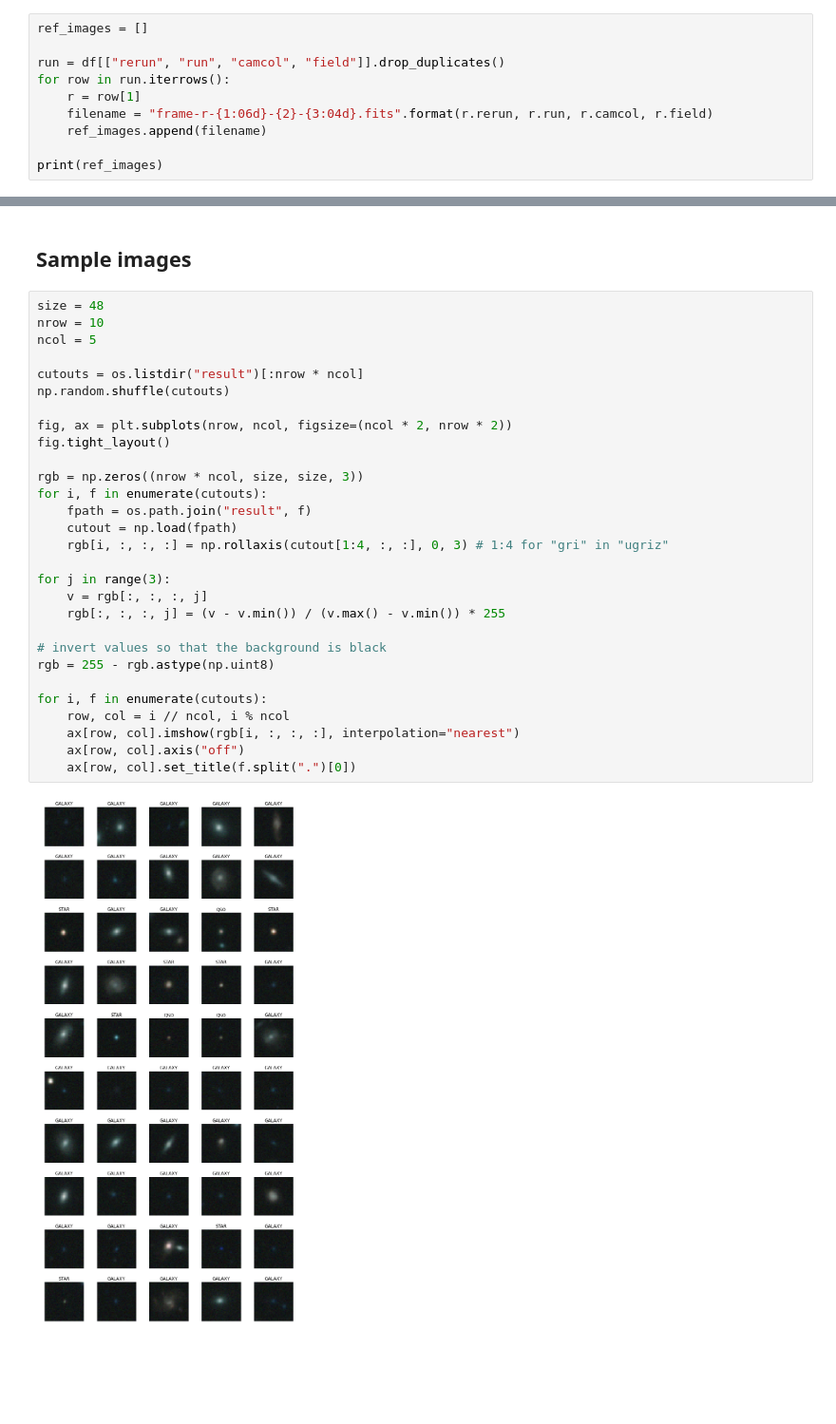
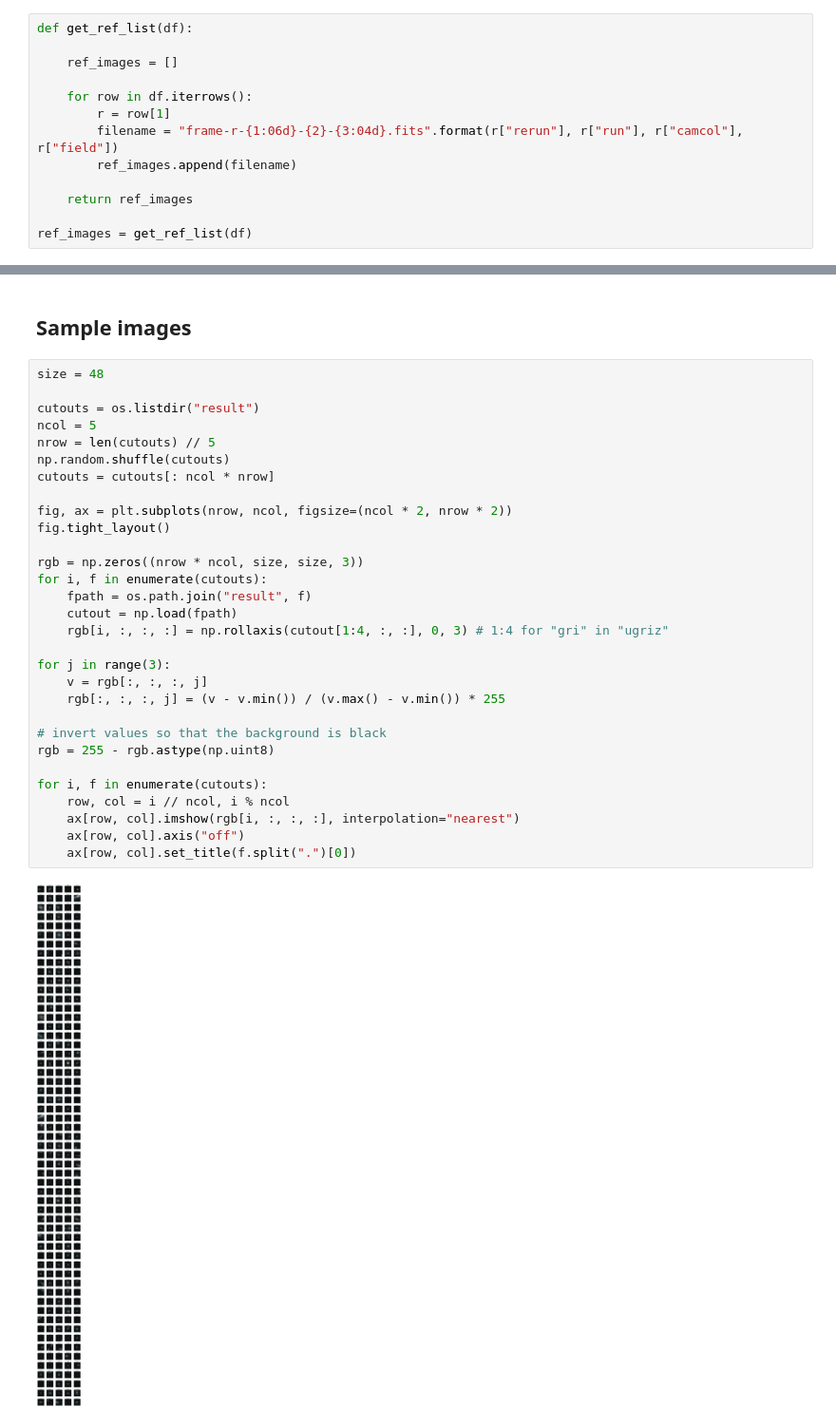
Before and after one commit to edwardjkim/dl4astro, a Jupyter notebook: notebooks/fetch_sdss.ipynb, the cells around one changed output, grey strips where cells are left out. Shown at 95% size. Cells and saved outputs as stored; diff of their text form; blank space fills up the shorter version.

```diff
--- a/notebooks/fetch_sdss.ipynb
+++ b/notebooks/fetch_sdss.ipynb
@@ -200,10 +222,13 @@ Skipping frame-z-000752-4-0181.fits.bz2
 # %%
-ref_images = []
+def get_ref_list(df):
 
-run = df[["rerun", "run", "camcol", "field"]].drop_duplicates()
-for row in run.iterrows():
-    r = row[1]
-    filename = "frame-r-{1:06d}-{2}-{3:04d}.fits".format(r.rerun, r.run, r.camcol, r.field)
-    ref_images.append(filename)
+    ref_images = []
 
-print(ref_images)
+    for row in df.iterrows():
+        r = row[1]
+        filename = "frame-r-{1:06d}-{2}-{3:04d}.fits".format(r["rerun"], r["run"], r["camcol"], r["field"])
+        ref_images.append(filename)
+
+    return ref_images
+
+ref_images = get_ref_list(df)
@@ -556,32 +587,33 @@ saved = save_cutout(cat, size=48)
 ## Sample images
 # %%
 size = 48
-nrow = 10
+
+cutouts = os.listdir("result")
 ncol = 5
-
-cutouts = os.listdir("result")[:nrow * ncol]
+nrow = len(cutouts) // 5
 np.random.shuffle(cutouts)
+cutouts = cutouts[: ncol * nrow]
 
 fig, ax = plt.subplots(nrow, ncol, figsize=(ncol * 2, nrow * 2))
 fig.tight_layout()
 
 rgb = np.zeros((nrow * ncol, size, size, 3))
 for i, f in enumerate(cutouts):
     fpath = os.path.join("result", f)
     cutout = np.load(fpath)
     rgb[i, :, :, :] = np.rollaxis(cutout[1:4, :, :], 0, 3) # 1:4 for "gri" in "ugriz"
 
 for j in range(3):
     v = rgb[:, :, :, j]
     rgb[:, :, :, j] = (v - v.min()) / (v.max() - v.min()) * 255
 
 # invert values so that the background is black
 rgb = 255 - rgb.astype(np.uint8)
 
 for i, f in enumerate(cutouts):
     row, col = i // ncol, i % ncol
     ax[row, col].imshow(rgb[i, :, :, :], interpolation="nearest")
     ax[row, col].axis("off")
     ax[row, col].set_title(f.split(".")[0])
 # %% [output]
-[figure, old version]
+[figure, new version]
```
Also changed, not shown: parts of 15 cells of this notebook.
